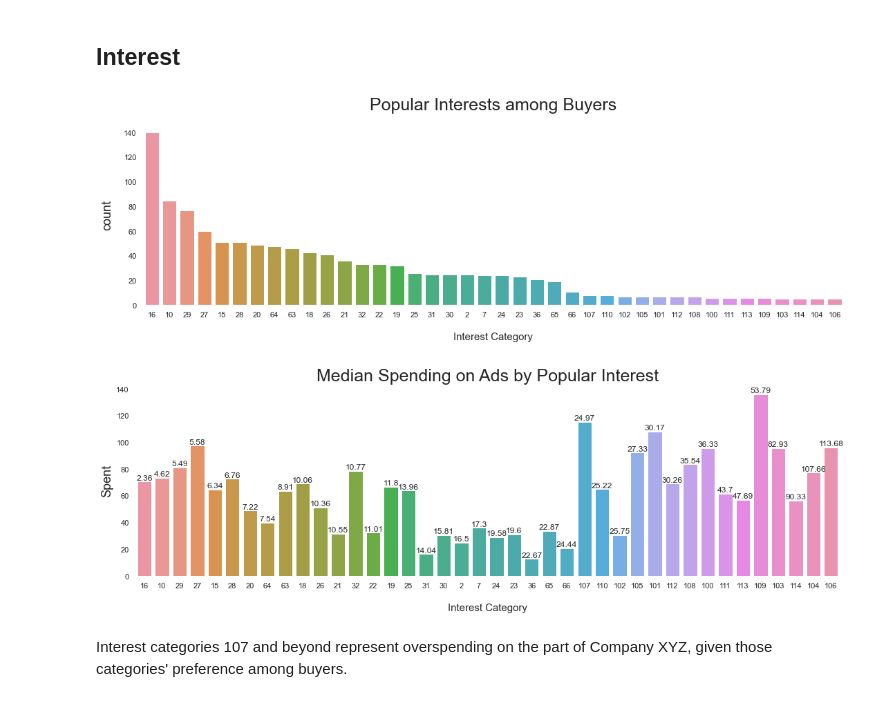
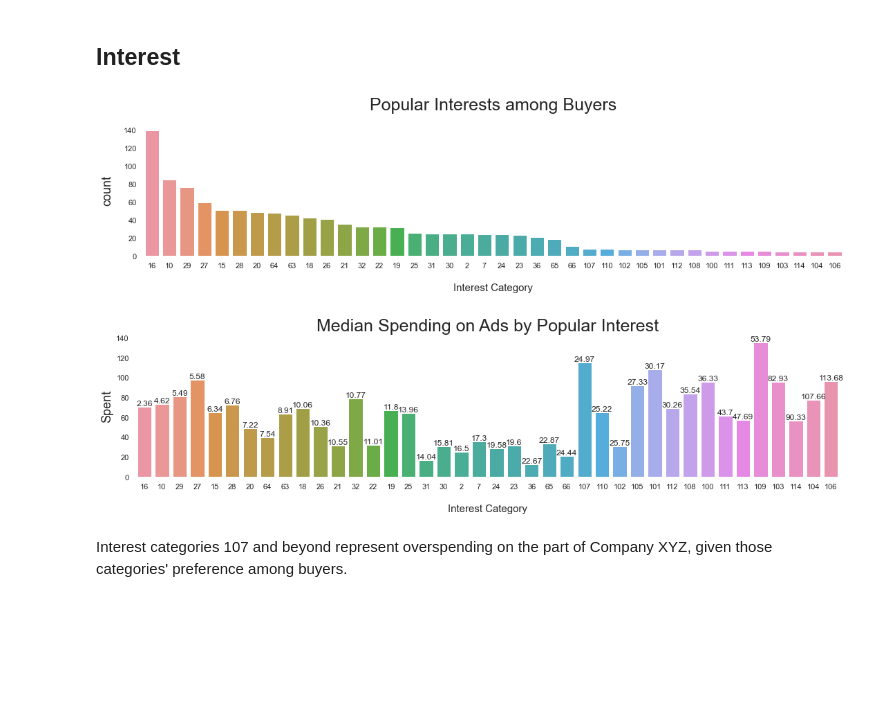
Before and after one commit to jaramiar/Sales-Conversion, a Jupyter notebook: KNN_Ad_Campaigns.ipynb, the cells around one changed output. Saved outputs shown, nothing was run; the diff lists cells and outputs as text; code cells hidden in the pictures; blank space fills up the shorter version.

```diff
--- a/KNN_Ad_Campaigns.ipynb
+++ b/KNN_Ad_Campaigns.ipynb
@@ -328,7 +322,7 @@ Campaign Y holds greater popularity among females. Campaign X and Campaign Z app
 # %%
 #fig, axes = plt.subplots(2,1, figsize=[32,6], constrained_layout=True)
 #plt.subplots_adjust(wspace = 0.5, hspace=0.8)
-fig, axes = plt.subplots(1,1, figsize=[15,5], constrained_layout=True)
+fig, axes = plt.subplots(1,1, figsize=[15,4], constrained_layout=True)
 
 # count plot on single categorical variable
 
@@ -336,36 +330,36 @@ ax = sns.countplot(x ='interest', data = data, order=data['interest'].value_coun
 ax.set_title("Popular Interests among Buyers", size = 25, pad = 20)
 ax.set_xlabel("Interest Category", size = 15, labelpad = 20)
 ax.set_ylabel("count", size = 18, labelpad = 15)
 
 # sort a subset of the data according to median spent and grouped by interest
 med_spending_interest = data.groupby('interest')['Spent'].median().sort_values().reset_index()
 
 # First Plot
 # Hide spines (black border of the plot)
 plt.rcParams['axes.spines.left'] = False
 plt.rcParams['axes.spines.right'] = False
 plt.rcParams['axes.spines.top'] = False
 plt.rcParams['axes.spines.bottom'] = False
 
 avg_spending_topic = data.groupby(['interest','Spent']).mean().reset_index()
 
-fig, axes = plt.subplots(1,1, figsize=[15,5], constrained_layout=True)
+fig, axes = plt.subplots(1,1, figsize=[15,4], constrained_layout=True)
 
 # Second plot
 ax2 = sns.barplot(ax = axes, data=avg_spending_topic, x='interest', y='Spent',order=data['interest'].value_counts().index, ci = None)
 ax2.set_title('Median Spending on Ads by Popular Interest', size = 25)
 ax2.set_xlabel("Interest Category", size = 15, labelpad = 20)
 ax2.set_ylabel("Spent", size = 18)
 
 i = 0
 for p in ax2.patches:
     height = p.get_height()
     ax2.text(p.get_x()+p.get_width()/2., height + 1,
         round(med_spending_interest['Spent'][i], 2),ha="center")
     i += 1
 # %% [output]
-[figure, old version]
+[figure, new version]
-[figure, old version]
+[figure, new version]
 # %% [markdown]
 Interest categories 107 and beyond represent overspending on the part of Company XYZ, given those categories' preference among buyers.
 # %% [markdown]
```
Also changed, not shown: parts of 8 cells of this notebook.
